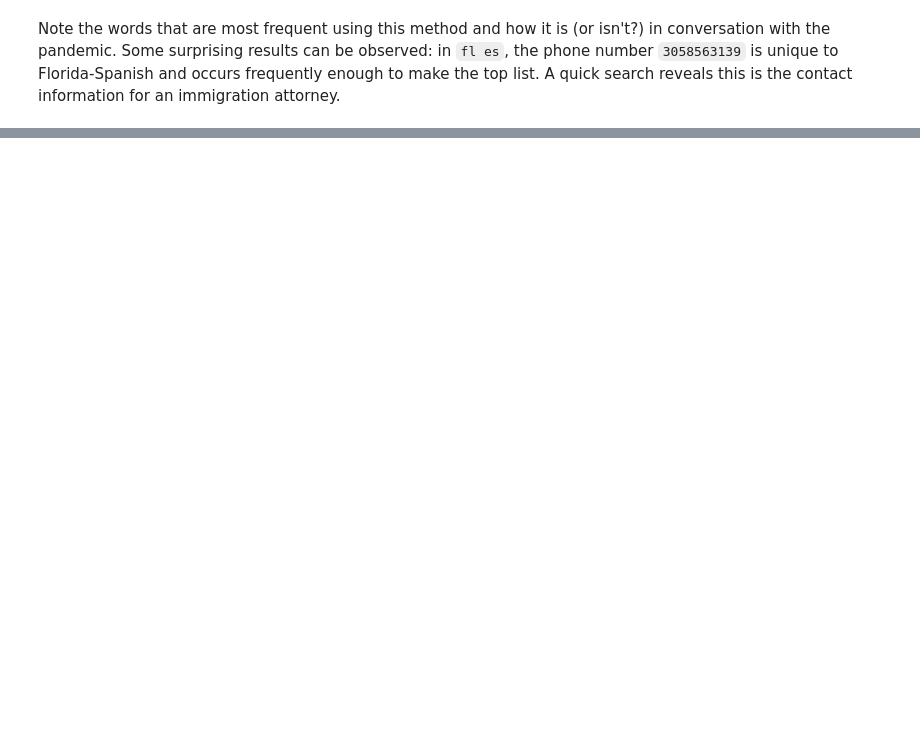
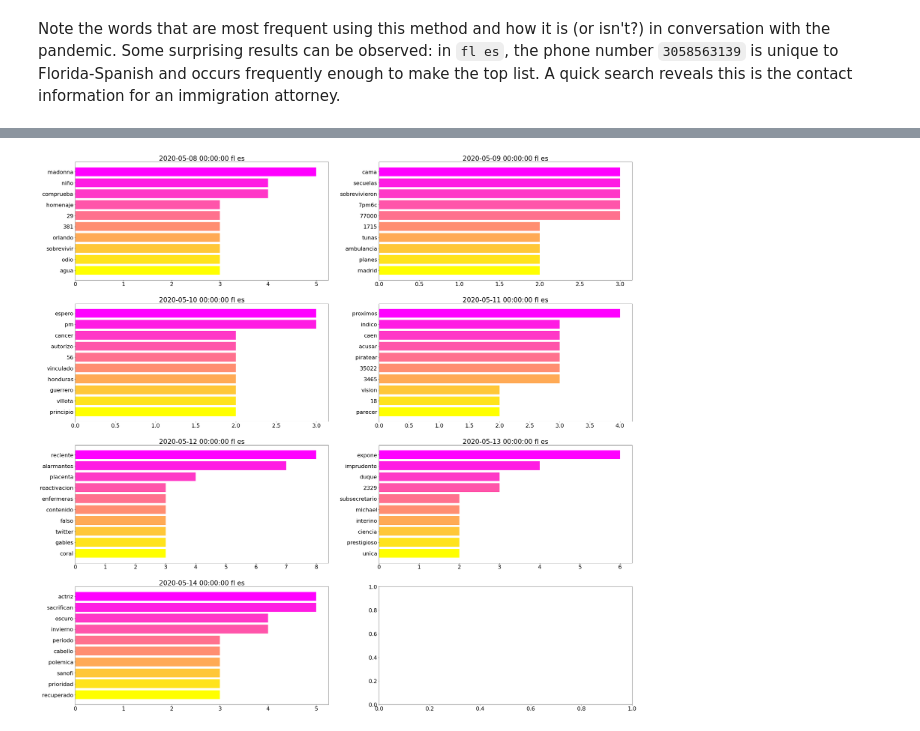
Before and after one commit to dh-miami/narratives_covid19, a Jupyter notebook: scripts/freq_analysis/top_ngrams.ipynb, the cells around one changed output, grey strips where cells are left out. Cells and saved outputs as stored; diff of their text form; code cells hidden in the pictures; blank space fills up the shorter version.

```diff
--- a/scripts/freq_analysis/top_ngrams.ipynb
+++ b/scripts/freq_analysis/top_ngrams.ipynb
@@ -230,0 +257,5 @@ Note the words that are most frequent using this method and how it is (or isn't?
+# %%
+df = pd.read_csv('dhcovid_2020-5-8_to_2020-5-14_es_fl.csv')
+df['date'] = pd.to_datetime(df['date'])
+df['text'] = df['text'].str.split()
+df['hashtags'] = df['hashtags'].str.split()
@@ -230,0 +264,9 @@ Note the words that are most frequent using this method and how it is (or isn't?
+# %%
+grouping = df.groupby([pd.Grouper(key='date', freq='D'), "geo", "lang"])["text"]  # D or W-MON
+vocab_dic = uniq_vocab_by_group(grouping)  # unique vocab dictionary
+# recall that col_name is a toggle variable set earlier in the notebook ("text" or "hashtags")
+df[col_name] = df.apply(lambda x : set(x[col_name]) & vocab_dic[(x['date'], x["geo"], x["lang"])],
+                        result_type='reduce', axis=1)  # filtering tweets by that dic
+# note to jerry: remember to un-tuple if the id pairs are date only
+# %%
+counts = {k: Counter(count_ngrams(t, n_gram, consecutive=False)).most_common(top_n) for k, t in grouping }
@@ -230,0 +295,4 @@ Note the words that are most frequent using this method and how it is (or isn't?
+# %%
+plot_bar_matrix(counts, num_cols = 2)
+# %% [output]
+[figure, added]
```
Also changed, not shown: parts of 22 cells of this notebook, 5 other files.
